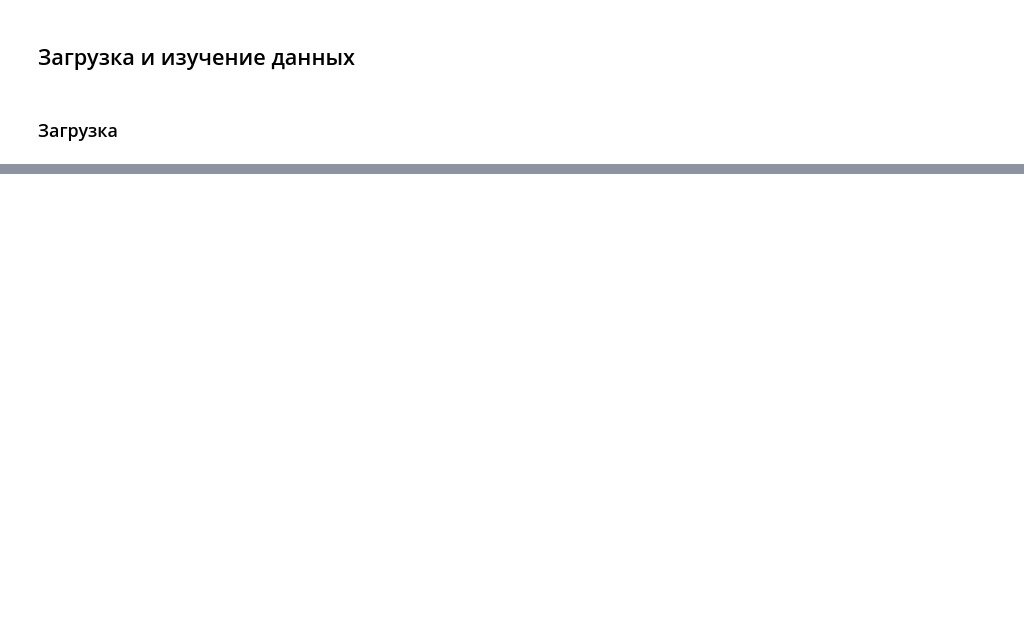
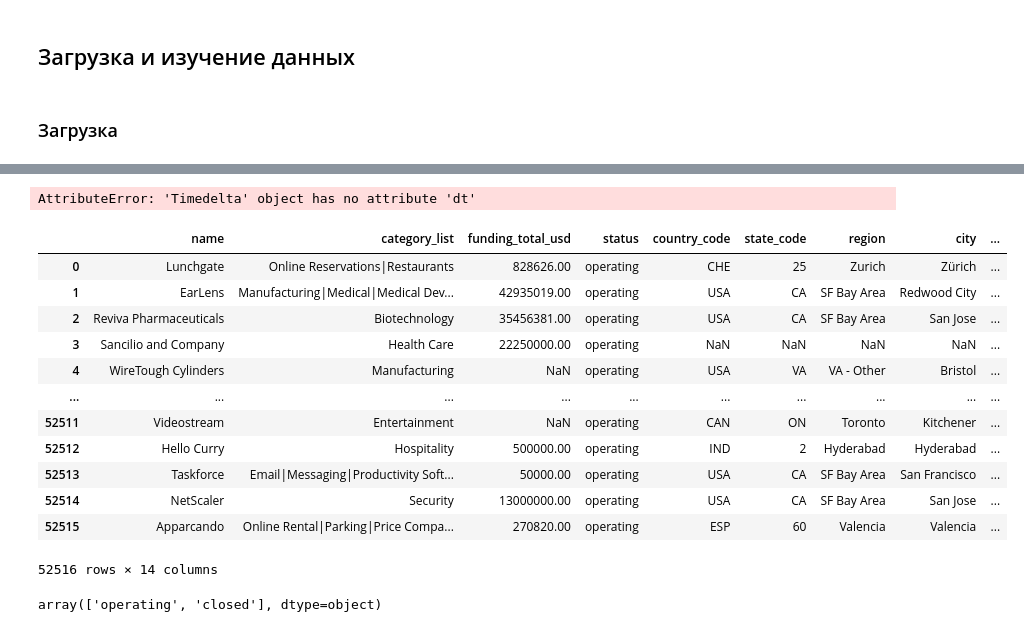
Before and after one commit to andrew-tvorogov/practicum_masterskaya_1, a Jupyter notebook: practicum_startups.ipynb, the cells around one changed output, grey strips where cells are left out. Cells and saved outputs as stored; diff of their text form; code cells hidden in the pictures; blank space fills up the shorter version.

```diff
--- a/practicum_startups.ipynb
+++ b/practicum_startups.ipynb
@@ -130,0 +177,3 @@ startups_train
+# %%
+date_cols = ["founded_at","first_funding_at","last_funding_at","closed_at"]
+data[date_cols] = data[date_cols].astype("datetime64[ns]")
@@ -130,0 +203,32 @@ startups_train
+# %%
+def count_lifetime(el):
+    if el['status'] == 'operating':
+        return (pd.to_datetime('2018-01-01') - el["founded_at"]).dt.days
+    else:
+        return (el['closed_at'] - el["founded_at"]).dt.days
+data['lifetime_2'] = data.apply(count_lifetime, axis=1)
+# %% [output]
+AttributeError: 'Timedelta' object has no attribute 'dt'
+# %%
+# разница, выраженная в днях
+data["lifetime"] = \
+(pd.to_datetime('2018-01-01') - data["founded_at"]).dt.days
+data
+# %% [output]
+|  | name | category_list | funding_total_usd | status | country_code | state_code | region | city | ... |
+| 0 | Lunchgate | Online Reservations|Restaurants | 828626.00 | operating | CHE | 25 | Zurich | Zürich | ... |
+| 1 | EarLens | Manufacturing|Medical|Medical Dev... | 42935019.00 | operating | USA | CA | SF Bay Area | Redwood City | ... |
+| 2 | Reviva Pharmaceuticals | Biotechnology | 35456381.00 | operating | USA | CA | SF Bay Area | San Jose | ... |
+| 3 | Sancilio and Company | Health Care | 22250000.00 | operating | NaN | NaN | NaN | NaN | ... |
+| 4 | WireTough Cylinders | Manufacturing | NaN | operating | USA | VA | VA - Other | Bristol | ... |
+| ... | ... | ... | ... | ... | ... | ... | ... | ... | ... |
+| 52511 | Videostream | Entertainment | NaN | operating | CAN | ON | Toronto | Kitchener | ... |
+| 52512 | Hello Curry | Hospitality | 500000.00 | operating | IND | 2 | Hyderabad | Hyderabad | ... |
+| 52513 | Taskforce | Email|Messaging|Productivity Soft... | 50000.00 | operating | USA | CA | SF Bay Area | San Francisco | ... |
+| 52514 | NetScaler | Security | 13000000.00 | operating | USA | CA | SF Bay Area | San Jose | ... |
+| 52515 | Apparcando | Online Rental|Parking|Price Compa... | 270820.00 | operating | ESP | 60 | Valencia | Valencia | ... |
+52516 rows × 14 columns
+# %%
+data['status'].unique()
+# %% [output]
+array(['operating', 'closed'], dtype=object)
```
Also changed, not shown: parts of 12 cells of this notebook.
